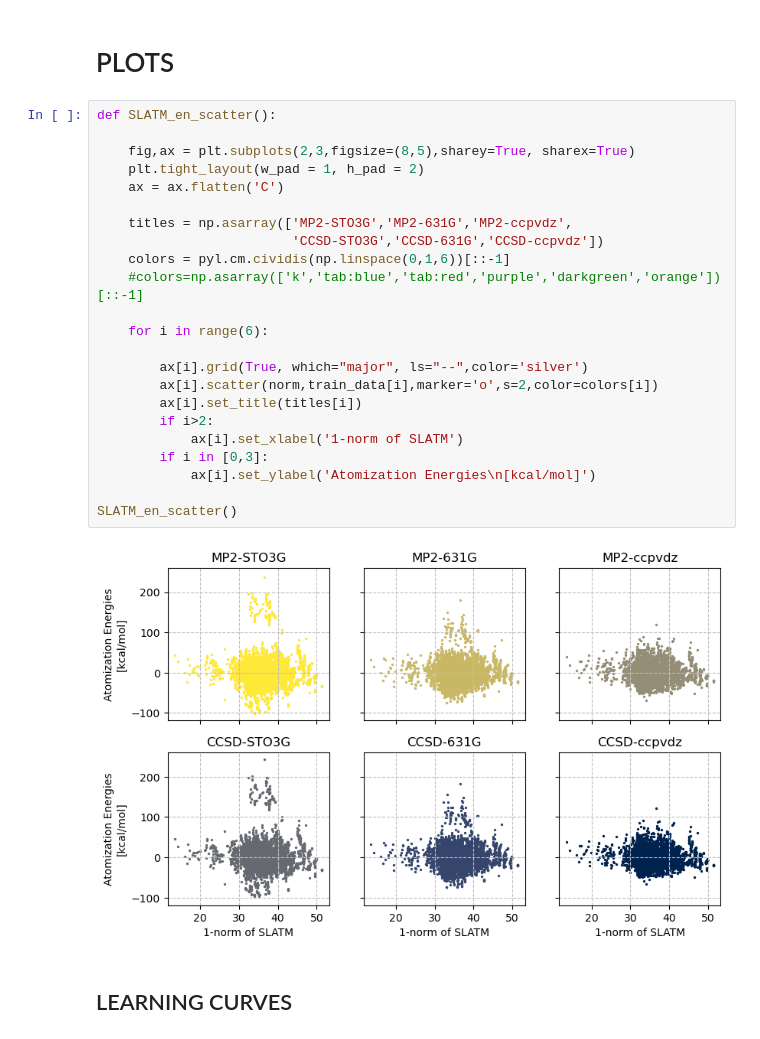
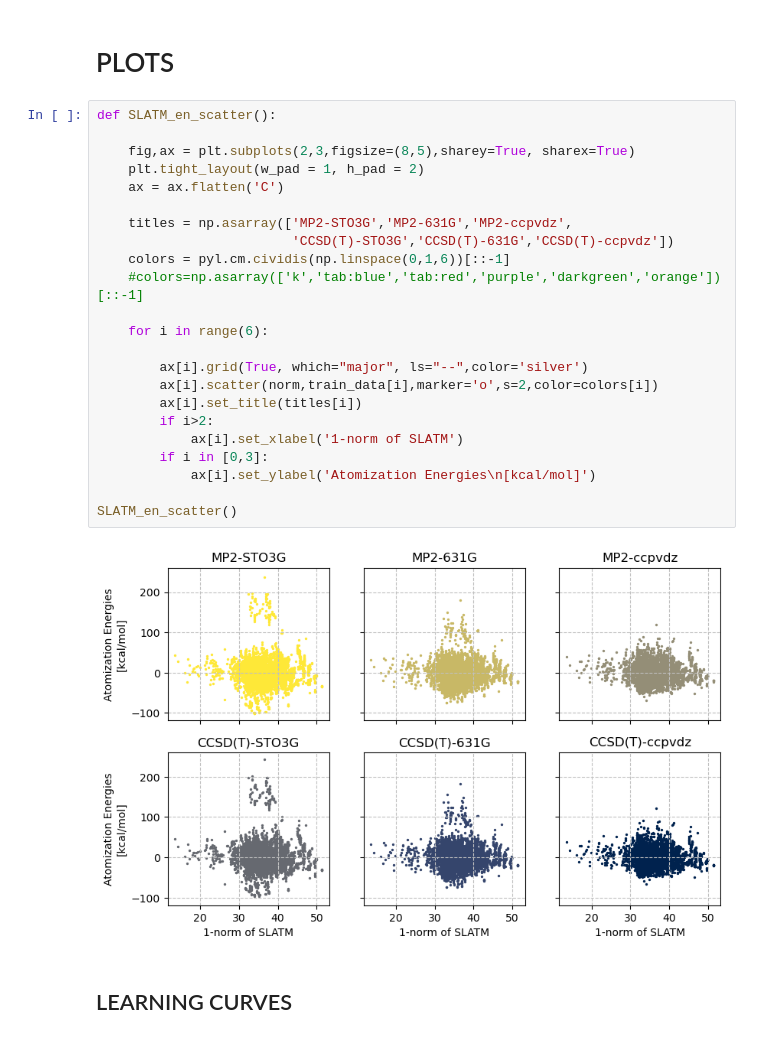
Before and after one commit to SM4DA/o-MFML_for_QC, a Jupyter notebook: QM7b/QM7bPlots.ipynb, the cells around one changed output. Saved outputs shown, nothing was run; the diff lists cells and outputs as text.

```diff
--- a/QM7b/QM7bPlots.ipynb
+++ b/QM7b/QM7bPlots.ipynb
@@ -69,28 +69,28 @@ norm =np.linalg.norm(XX,axis=1)
 # %%
 def SLATM_en_scatter():
 
     fig,ax = plt.subplots(2,3,figsize=(8,5),sharey=True, sharex=True)
     plt.tight_layout(w_pad = 1, h_pad = 2)
     ax = ax.flatten('C')
 
     titles = np.asarray(['MP2-STO3G','MP2-631G','MP2-ccpvdz',
-                         'CCSD-STO3G','CCSD-631G','CCSD-ccpvdz'])
+                         'CCSD(T)-STO3G','CCSD(T)-631G','CCSD(T)-ccpvdz'])
     colors = pyl.cm.cividis(np.linspace(0,1,6))[::-1]
     #colors=np.asarray(['k','tab:blue','tab:red','purple','darkgreen','orange'])[::-1]
 
     for i in range(6):
 
         ax[i].grid(True, which="major", ls="--",color='silver')
         ax[i].scatter(norm,train_data[i],marker='o',s=2,color=colors[i])
         ax[i].set_title(titles[i])
         if i>2:
             ax[i].set_xlabel('1-norm of SLATM')
         if i in [0,3]:
             ax[i].set_ylabel('Atomization Energies\n[kcal/mol]')
 
 SLATM_en_scatter()
 # %% [output]
-[figure, old version]
+[figure, new version]
 # %% [markdown]
 ## LEARNING CURVES
 # %%
```
Also changed, not shown: parts of 5 cells of this notebook.
